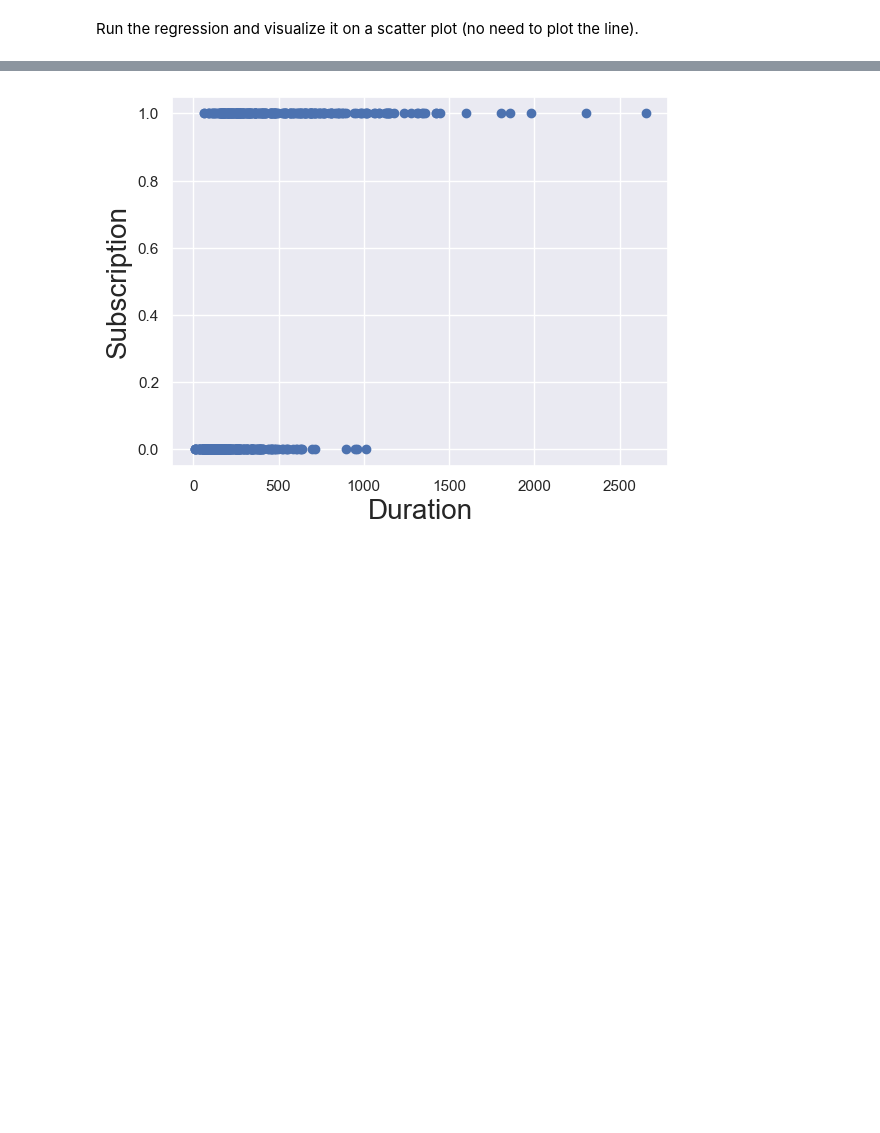
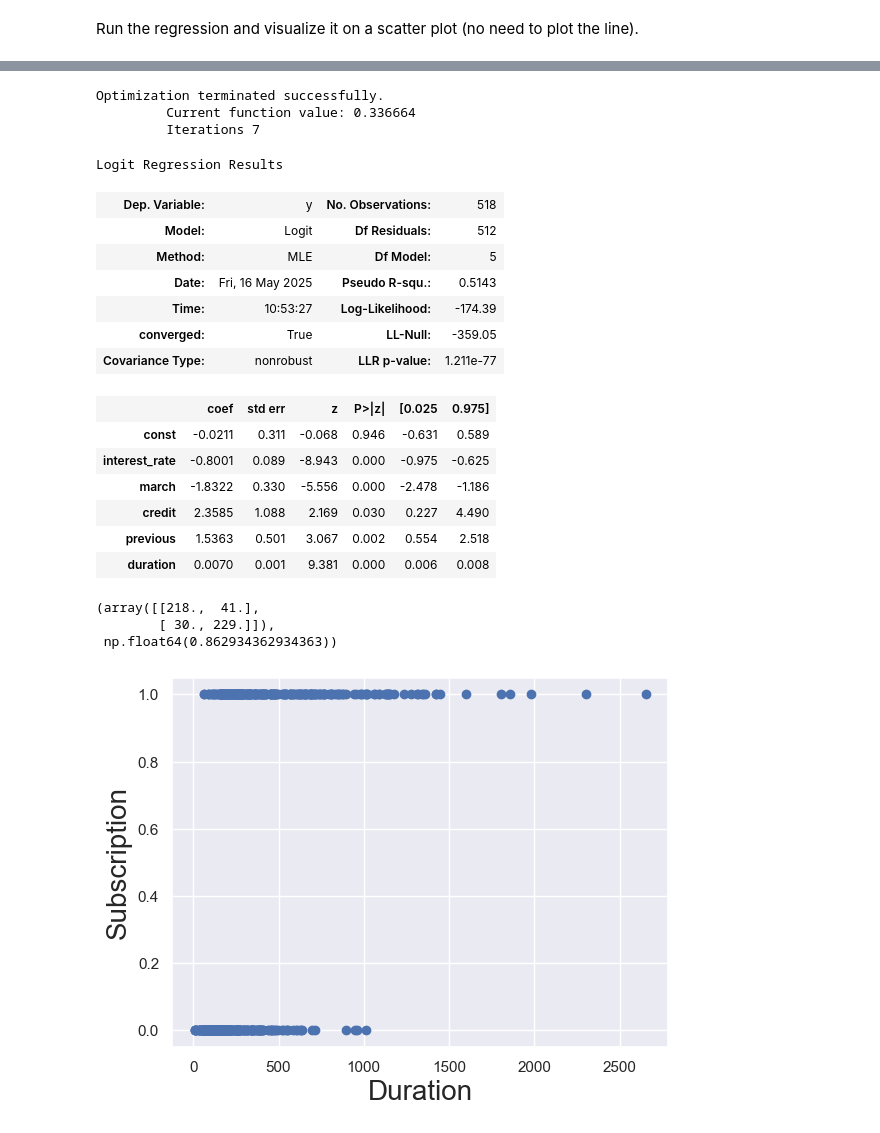
Before and after one commit to indieka900/Data-Science-tutorial, a Jupyter notebook: Logistic Regression/Building+a+Logistic+Regression+-+Exercise.ipynb, the cells around one changed output, grey strips where cells are left out. Cells and saved outputs as stored; diff of their text form; code cells hidden in the pictures; blank space fills up the shorter version.

```diff
--- a/Logistic Regression/Building+a+Logistic+Regression+-+Exercise.ipynb
+++ b/Logistic Regression/Building+a+Logistic+Regression+-+Exercise.ipynb
@@ -76,0 +62,28 @@ Logit Regression Results
+# %%
+estimators=['interest_rate','march','credit','previous','duration']
+
+X1 = data[estimators]
+# %%
+X = sm.add_constant(X1)
+model = sm.Logit(y, X)
+result1 = model.fit()
+result1.summary()
+# %% [output]
+Optimization terminated successfully.
+         Current function value: 0.336664
+         Iterations 7
+Logit Regression Results
+| Dep. Variable: | y | No. Observations: | 518 |
+| Model: | Logit | Df Residuals: | 512 |
+| Method: | MLE | Df Model: | 5 |
+| Date: | Fri, 16 May 2025 | Pseudo R-squ.: | 0.5143 |
+| Time: | 10:53:27 | Log-Likelihood: | -174.39 |
+| converged: | True | LL-Null: | -359.05 |
+| Covariance Type: | nonrobust | LLR p-value: | 1.211e-77 |
+|  | coef | std err | z | P>|z| | [0.025 | 0.975] |
+| const | -0.0211 | 0.311 | -0.068 | 0.946 | -0.631 | 0.589 |
+| interest_rate | -0.8001 | 0.089 | -8.943 | 0.000 | -0.975 | -0.625 |
+| march | -1.8322 | 0.330 | -5.556 | 0.000 | -2.478 | -1.186 |
+| credit | 2.3585 | 1.088 | 2.169 | 0.030 | 0.227 | 4.490 |
+| previous | 1.5363 | 0.501 | 3.067 | 0.002 | 0.554 | 2.518 |
+| duration | 0.0070 | 0.001 | 9.381 | 0.000 | 0.006 | 0.008 |
@@ -77,3 +120,9 @@ Logit Regression Results
+# %%
+confusion_matrix(X, y, result1)
+# %% [output]
+(array([[218.,  41.],
+        [ 30., 229.]]),
+ np.float64(0.862934362934363))
 # %%
 # Create a scatter plot of x1 (Duration, no constant) and y (Subscribed)
 plt.scatter(x1,y,color = 'C0')
```
Also changed, not shown: parts of 4 cells of this notebook, 1 other file.
